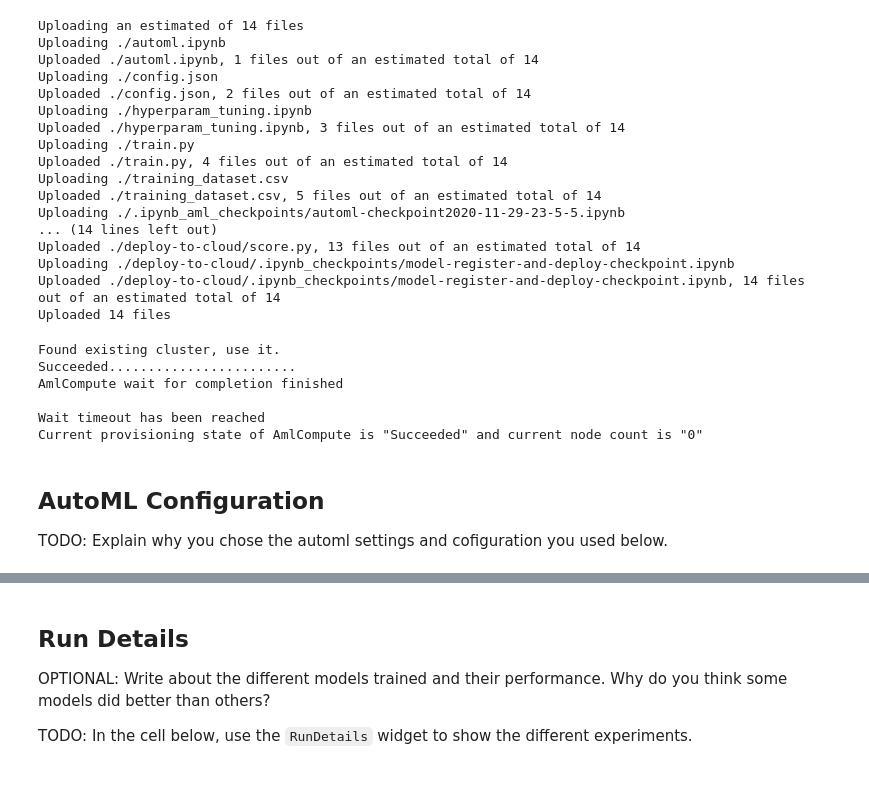
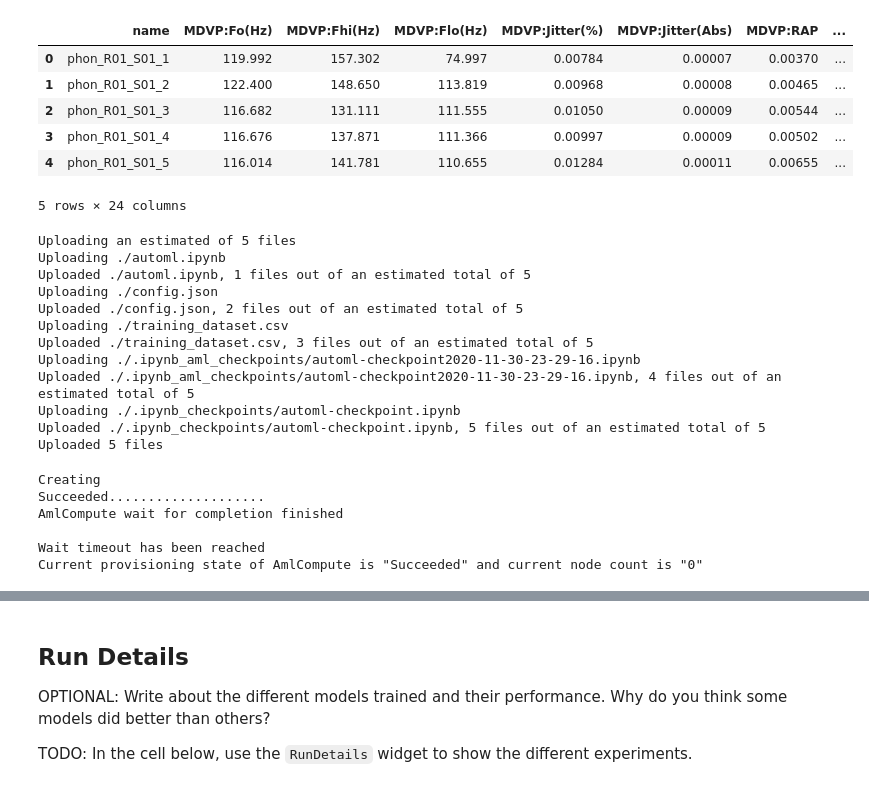
Before and after one commit to Lara2020-coder/Parkinsons-detection, a Jupyter notebook: starter_file/automl.ipynb, the cells around one changed output, grey strips where cells are left out. Drawn from its saved outputs; the diff is of its cells as text; code cells hidden in the pictures.

```diff
--- a/starter_file/automl.ipynb
+++ b/starter_file/automl.ipynb
@@ -37,29 +42,37 @@ Resource group: aml-quickstarts-132400
+# %%
+#Get the data from github
+path_url = 'https://raw.githubusercontent.com/hananeouhammouch/Parkinsons-detection/master/parkinsons.data'
+ds = TabularDatasetFactory.from_delimited_files(path = path_url)
+ds.to_pandas_dataframe().head()
+# %% [output]
+|  | name | MDVP:Fo(Hz) | MDVP:Fhi(Hz) | MDVP:Flo(Hz) | MDVP:Jitter(%) | MDVP:Jitter(Abs) | MDVP:RAP | ... |
+| 0 | phon_R01_S01_1 | 119.992 | 157.302 | 74.997 | 0.00784 | 0.00007 | 0.00370 | ... |
+| 1 | phon_R01_S01_2 | 122.400 | 148.650 | 113.819 | 0.00968 | 0.00008 | 0.00465 | ... |
+| 2 | phon_R01_S01_3 | 116.682 | 131.111 | 111.555 | 0.01050 | 0.00009 | 0.00544 | ... |
+| 3 | phon_R01_S01_4 | 116.676 | 137.871 | 111.366 | 0.00997 | 0.00009 | 0.00502 | ... |
+| 4 | phon_R01_S01_5 | 116.014 | 141.781 | 110.655 | 0.01284 | 0.00011 | 0.00655 | ... |
+5 rows × 24 columns
 # %%
-path_url = 'https://raw.githubusercontent.com/hananeouhammouch/Parkinsons-detection/master/parkinsons.data'
-ds = TabularDatasetFactory.from_delimited_files(path = path_url)
+#Prepare the data and send it to the datastore
 ds.to_pandas_dataframe().to_csv("./training_dataset.csv")
 datastore = ws.get_default_datastore()
 datastore.upload(src_dir = "./", target_path = "data/")
 training_data = TabularDatasetFactory.from_delimited_files(path = [(datastore, ("data/training_dataset.csv"))])
 # %% [output]
-Uploading an estimated of 14 files
+Uploading an estimated of 5 files
 Uploading ./automl.ipynb
-Uploaded ./automl.ipynb, 1 files out of an estimated total of 14
+Uploaded ./automl.ipynb, 1 files out of an estimated total of 5
 Uploading ./config.json
-Uploaded ./config.json, 2 files out of an estimated total of 14
-Uploading ./hyperparam_tuning.ipynb
-Uploaded ./hyperparam_tuning.ipynb, 3 files out of an estimated total of 14
-Uploading ./train.py
-Uploaded ./train.py, 4 files out of an estimated total of 14
+Uploaded ./config.json, 2 files out of an estimated total of 5
 Uploading ./training_dataset.csv
-Uploaded ./training_dataset.csv, 5 files out of an estimated total of 14
-Uploading ./.ipynb_aml_checkpoints/automl-checkpoint2020-11-29-23-5-5.ipynb
-... (14 lines left out)
-Uploaded ./deploy-to-cloud/score.py, 13 files out of an estimated total of 14
-Uploading ./deploy-to-cloud/.ipynb_checkpoints/model-register-and-deploy-checkpoint.ipynb
-Uploaded ./deploy-to-cloud/.ipynb_checkpoints/model-register-and-deploy-checkpoint.ipynb, 14 files out of an estimated total of 14
-Uploaded 14 files
+Uploaded ./training_dataset.csv, 3 files out of an estimated total of 5
+Uploading ./.ipynb_aml_checkpoints/automl-checkpoint2020-11-30-23-29-16.ipynb
+Uploaded ./.ipynb_aml_checkpoints/automl-checkpoint2020-11-30-23-29-16.ipynb, 4 files out of an estimated total of 5
+Uploading ./.ipynb_checkpoints/automl-checkpoint.ipynb
+Uploaded ./.ipynb_checkpoints/automl-checkpoint.ipynb, 5 files out of an estimated total of 5
+Uploaded 5 files
 # %%
+#Creation of the compute-cluster
 amlcompute_cluster_name = "cpu-cluster"
 
 try:
@@ -67,18 +80,14 @@ try:
     print('Found existing cluster, use it.')
 except ComputeTargetException:
     compute_config = AmlCompute.provisioning_configuration(vm_size='STANDARD_DS3_V2',
-                                                           max_nodes=4)
+                                                           max_nodes=5)
     aml_compute = ComputeTarget.create(ws, amlcompute_cluster_name, compute_config)
 
 aml_compute.wait_for_completion(show_output=True , min_node_count = 1, timeout_in_minutes = 2)
 # %% [output]
-Found existing cluster, use it.
-Succeeded........................
+Creating
+Succeeded....................
 AmlCompute wait for completion finished
 
 Wait timeout has been reached
 Current provisioning state of AmlCompute is "Succeeded" and current node count is "0"
-# %% [markdown]
-## AutoML Configuration
-
-TODO: Explain why you chose the automl settings and cofiguration you used below.
```
Also changed, not shown: parts of 10 cells of this notebook.
